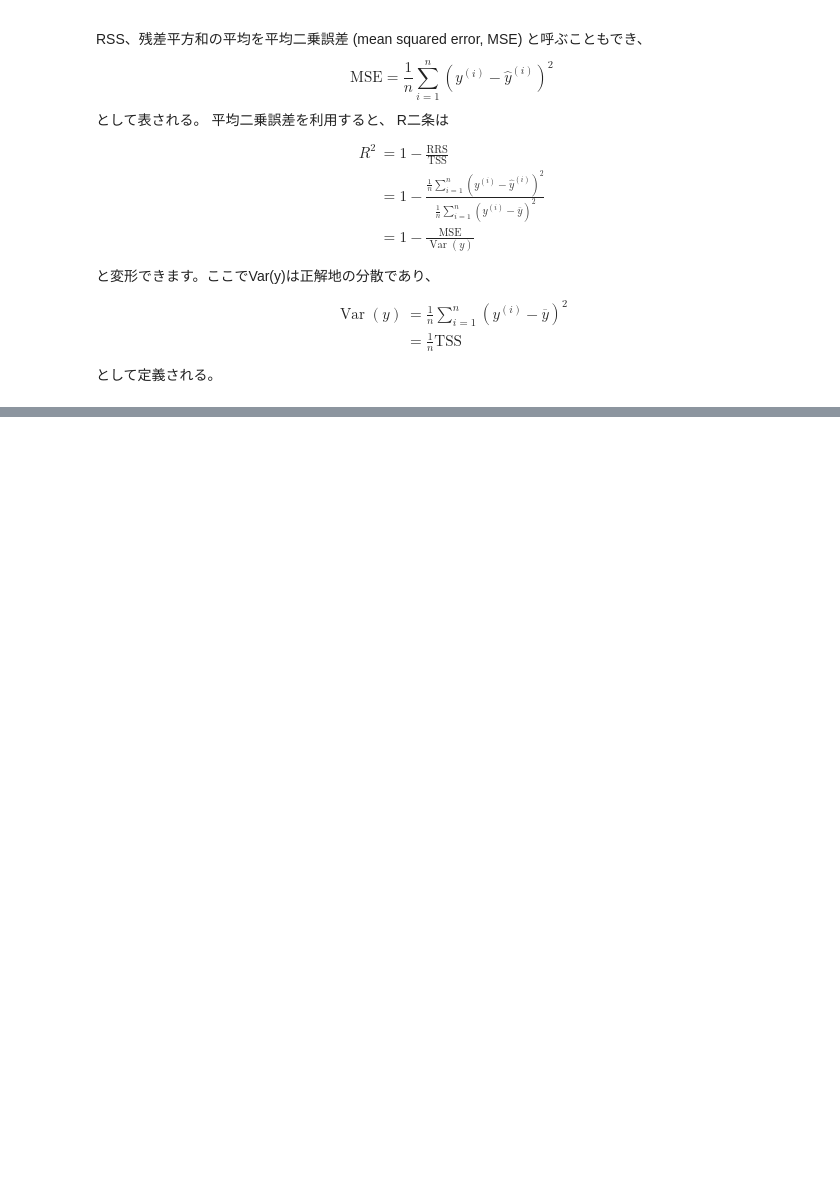
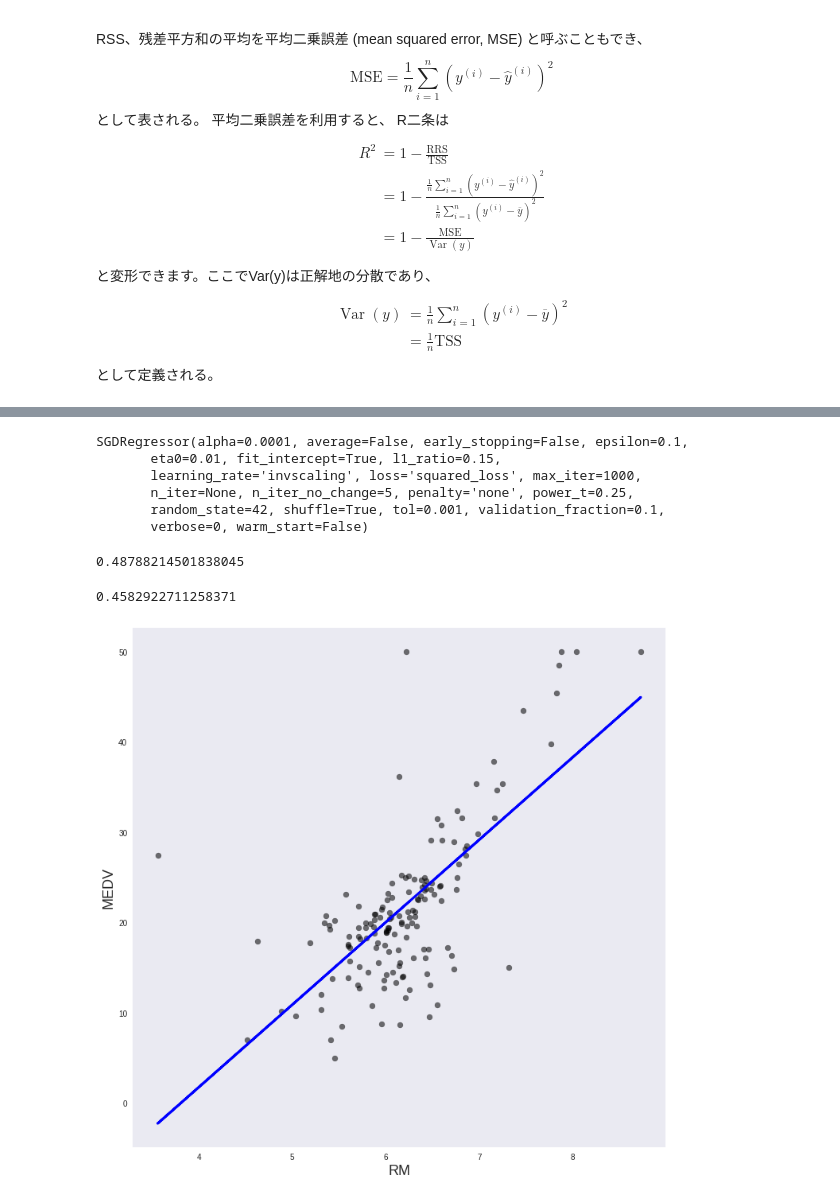
Before and after one commit to aluqbnle/ml-sandbox, a Jupyter notebook: 19_linear_regression.ipynb, the cells around one changed output, grey strips where cells are left out. Cells and saved outputs as stored; diff of their text form; code cells hidden in the pictures; blank space fills up the shorter version.

```diff
--- a/19_linear_regression.ipynb
+++ b/19_linear_regression.ipynb
@@ -100,0 +168,4 @@ $$
+# %%
+standerd_scaler = StandardScaler()
+X_train_scaled0 = standerd_scaler.fit_transform(X_train0)  # 訓練データのスケーリング
+X_test_scaled0 = standerd_scaler.transform(X_test0)  # テストデータのスケーリング
@@ -100,0 +220,19 @@ $$
+# %%
+reg0 = SGDRegressor(loss='squared_loss', max_iter=1000, tol=1e-3, penalty='none', random_state=42)
+# %%
+reg0.fit(X_train_scaled0, y_train)
+# %% [output]
+SGDRegressor(alpha=0.0001, average=False, early_stopping=False, epsilon=0.1,
+       eta0=0.01, fit_intercept=True, l1_ratio=0.15,
+       learning_rate='invscaling', loss='squared_loss', max_iter=1000,
+       n_iter=None, n_iter_no_change=5, penalty='none', power_t=0.25,
+       random_state=42, shuffle=True, tol=0.001, validation_fraction=0.1,
+       verbose=0, warm_start=False)
+# %%
+reg0.score(X_train_scaled0, y_train)
+# %% [output]
+0.48788214501838045
+# %%
+reg0.score(X_test_scaled0, y_test)
+# %% [output]
+0.4582922711258371
@@ -100,0 +241,18 @@ $$
+# %%
+y_pred = reg0.predict(X_test_scaled0)
+# %%
+fig = pyplot.figure(figsize=(12, 12))
+
+# テストデータのプロット（散布図）
+pyplot.scatter(X_test0, y_test, color='black', alpha=0.55)
+
+# 予測値のプロット（直線）
+pyplot.plot(X_test0, y_pred, linewidth=3, color='blue')
+
+pyplot.xlabel("RM", fontsize=18)
+pyplot.ylabel("MEDV", fontsize=18)
+
+pyplot.grid()
+pyplot.show()
+# %% [output]
+[figure, added]
```
Also changed, not shown: parts of 31 cells of this notebook.
